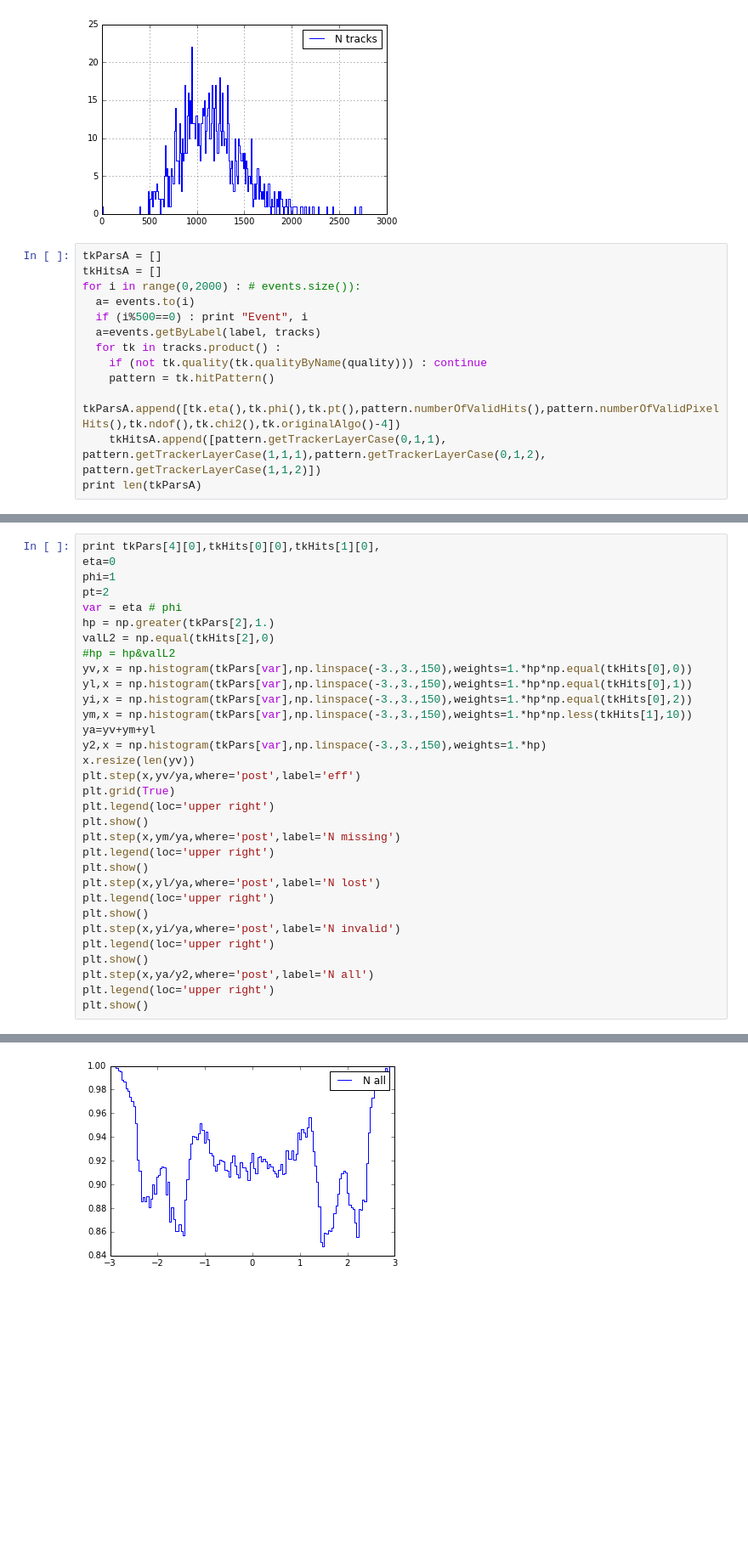
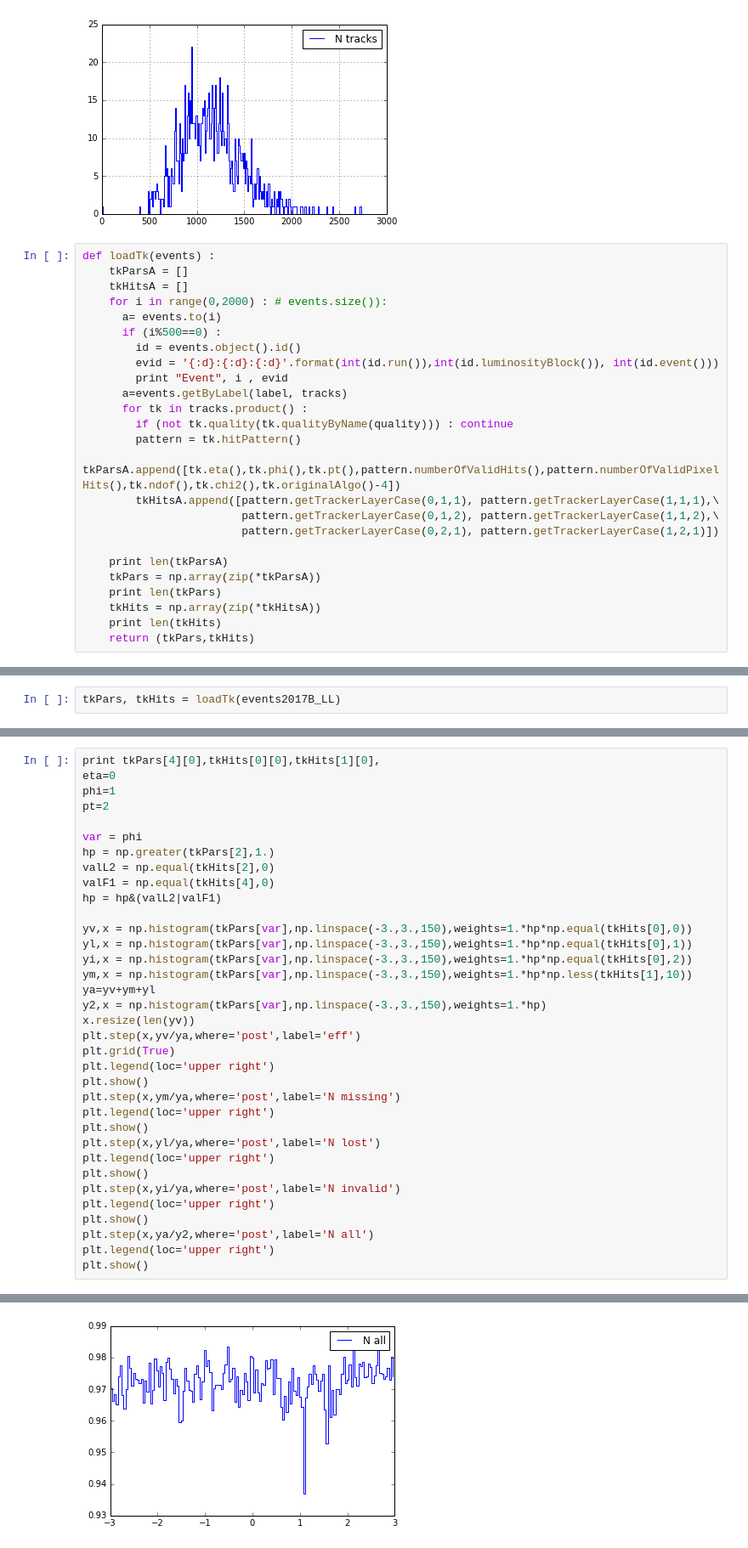
Before and after one commit to cms-tracking/POS2017, a Jupyter notebook: exercise2_TkHistos/tkHistos.ipynb, the cells around one changed output, grey strips where cells are left out. Shown at 85% size. Saved outputs shown, nothing was run; the diff lists cells and outputs as text; blank space fills up the shorter version.

```diff
--- a/exercise2_TkHistos/tkHistos.ipynb
+++ b/exercise2_TkHistos/tkHistos.ipynb
@@ -62,15 +67,27 @@ plt.show()
 # %% [output]
 [figure]
 # %%
-tkParsA = []
-tkHitsA = []
-for i in range(0,2000) : # events.size()):
-  a= events.to(i)
-  if (i%500==0) : print "Event", i
-  a=events.getByLabel(label, tracks)
-  for tk in tracks.product() :
-    if (not tk.quality(tk.qualityByName(quality))) : continue
-    pattern = tk.hitPattern()
-    tkParsA.append([tk.eta(),tk.phi(),tk.pt(),pattern.numberOfValidHits(),pattern.numberOfValidPixelHits(),tk.ndof(),tk.chi2(),tk.originalAlgo()-4])
-    tkHitsA.append([pattern.getTrackerLayerCase(0,1,1), pattern.getTrackerLayerCase(1,1,1),pattern.getTrackerLayerCase(0,1,2), pattern.getTrackerLayerCase(1,1,2)])
-print len(tkParsA)
+def loadTk(events) :
+    tkParsA = []
+    tkHitsA = []
+    for i in range(0,2000) : # events.size()):
+      a= events.to(i)
+      if (i%500==0) :
+        id = events.object().id()
+        evid = '{:d}:{:d}:{:d}'.format(int(id.run()),int(id.luminosityBlock()), int(id.event()))
+        print "Event", i , evid
+      a=events.getByLabel(label, tracks)
+      for tk in tracks.product() :
+        if (not tk.quality(tk.qualityByName(quality))) : continue
+        pattern = tk.hitPattern()
+        tkParsA.append([tk.eta(),tk.phi(),tk.pt(),pattern.numberOfValidHits(),pattern.numberOfValidPixelHits(),tk.ndof(),tk.chi2(),tk.originalAlgo()-4])
+        tkHitsA.append([pattern.getTrackerLayerCase(0,1,1), pattern.getTrackerLayerCase(1,1,1),\
+                        pattern.getTrackerLayerCase(0,1,2), pattern.getTrackerLayerCase(1,1,2),\
+                        pattern.getTrackerLayerCase(0,2,1), pattern.getTrackerLayerCase(1,2,1)])
+
+    print len(tkParsA)
+    tkPars = np.array(zip(*tkParsA))
+    print len(tkPars)
+    tkHits = np.array(zip(*tkHitsA))
+    print len(tkHits)
+    return (tkPars,tkHits)
@@ -90,0 +94,2 @@ print len(tkHits)
+# %%
+tkPars, tkHits = loadTk(events2017B_LL)
@@ -93,10 +106,13 @@ print tkPars[4][0],tkHits[0][0],tkHits[1][0],
 eta=0
 phi=1
 pt=2
-var = eta # phi
+
+var = phi
 hp = np.greater(tkPars[2],1.)
 valL2 = np.equal(tkHits[2],0)
-#hp = hp&valL2
+valF1 = np.equal(tkHits[4],0)
+hp = hp&(valL2|valF1)
+
 yv,x = np.histogram(tkPars[var],np.linspace(-3.,3.,150),weights=1.*hp*np.equal(tkHits[0],0))
 yl,x = np.histogram(tkPars[var],np.linspace(-3.,3.,150),weights=1.*hp*np.equal(tkHits[0],1))
 yi,x = np.histogram(tkPars[var],np.linspace(-3.,3.,150),weights=1.*hp*np.equal(tkHits[0],2))
@@ -127,3 +143,3 @@ plt.show()
 [figure]
 [figure]
-[figure, old version]
+[figure, new version]
```
Also changed, not shown: parts of 8 cells of this notebook.
